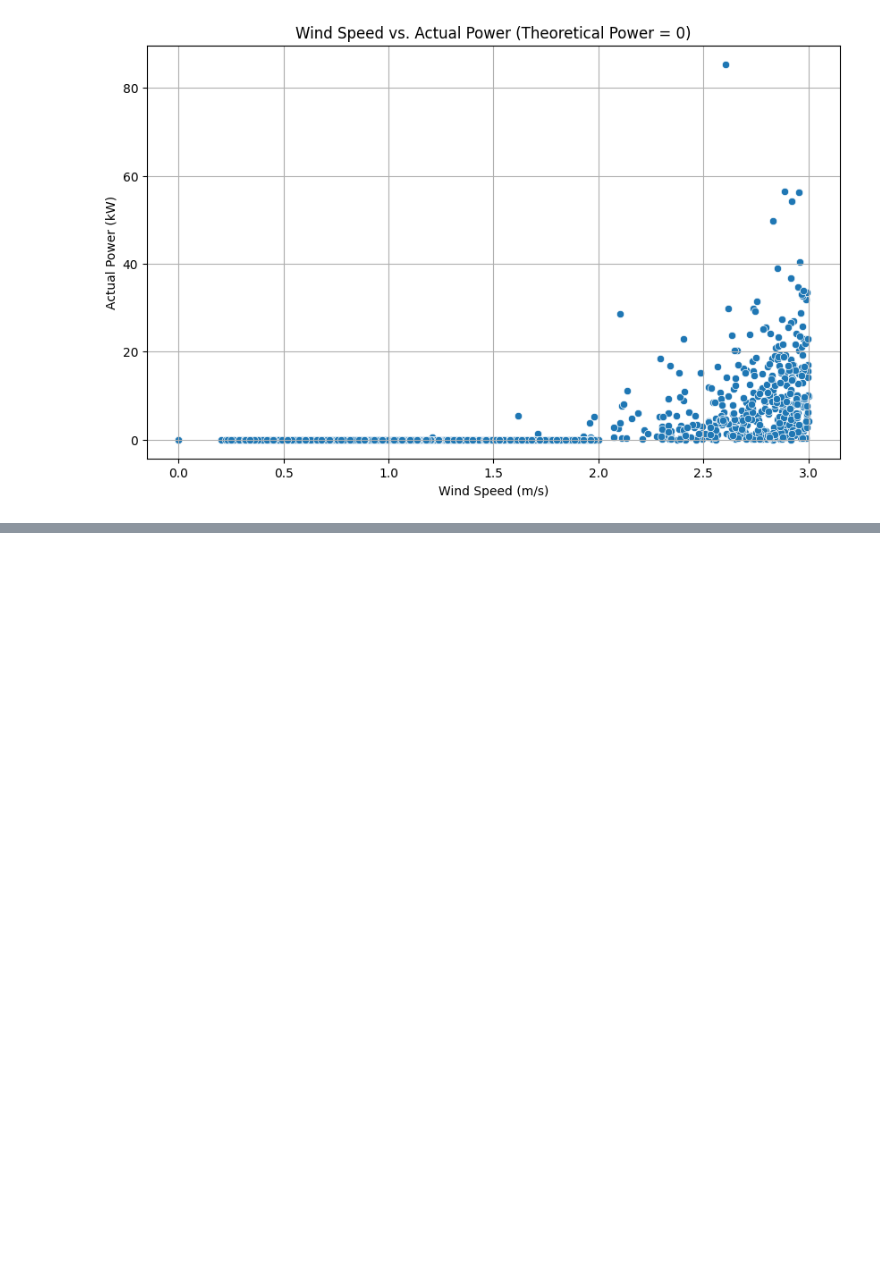
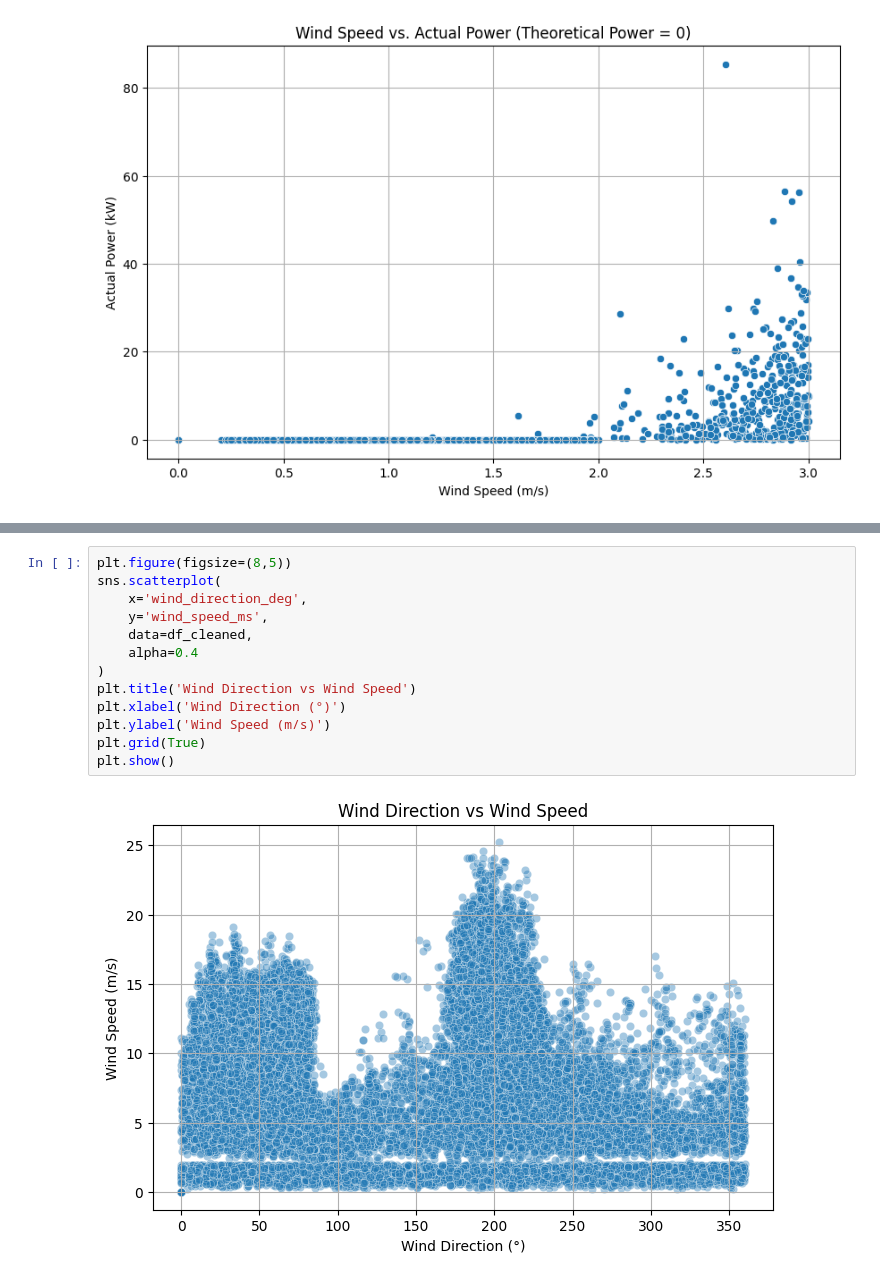
Before and after one commit to vikk456/wind-power-prediction, a Jupyter notebook: Wind_Turbine_Data_Preparation_and_Analysis.ipynb, the cells around one changed output, grey strips where cells are left out. Saved outputs shown, nothing was run; the diff lists cells and outputs as text; blank space fills up the shorter version.

```diff
--- a/Wind_Turbine_Data_Preparation_and_Analysis.ipynb
+++ b/Wind_Turbine_Data_Preparation_and_Analysis.ipynb
@@ -123,0 +140,15 @@ plt.show()
+# %%
+plt.figure(figsize=(8,5))
+sns.scatterplot(
+    x='wind_direction_deg',
+    y='wind_speed_ms',
+    data=df_cleaned,
+    alpha=0.4
+)
+plt.title('Wind Direction vs Wind Speed')
+plt.xlabel('Wind Direction (°)')
+plt.ylabel('Wind Speed (m/s)')
+plt.grid(True)
+plt.show()
+# %% [output]
+[figure, added]
```
Also changed, not shown: parts of 7 cells of this notebook, 1 other file.
